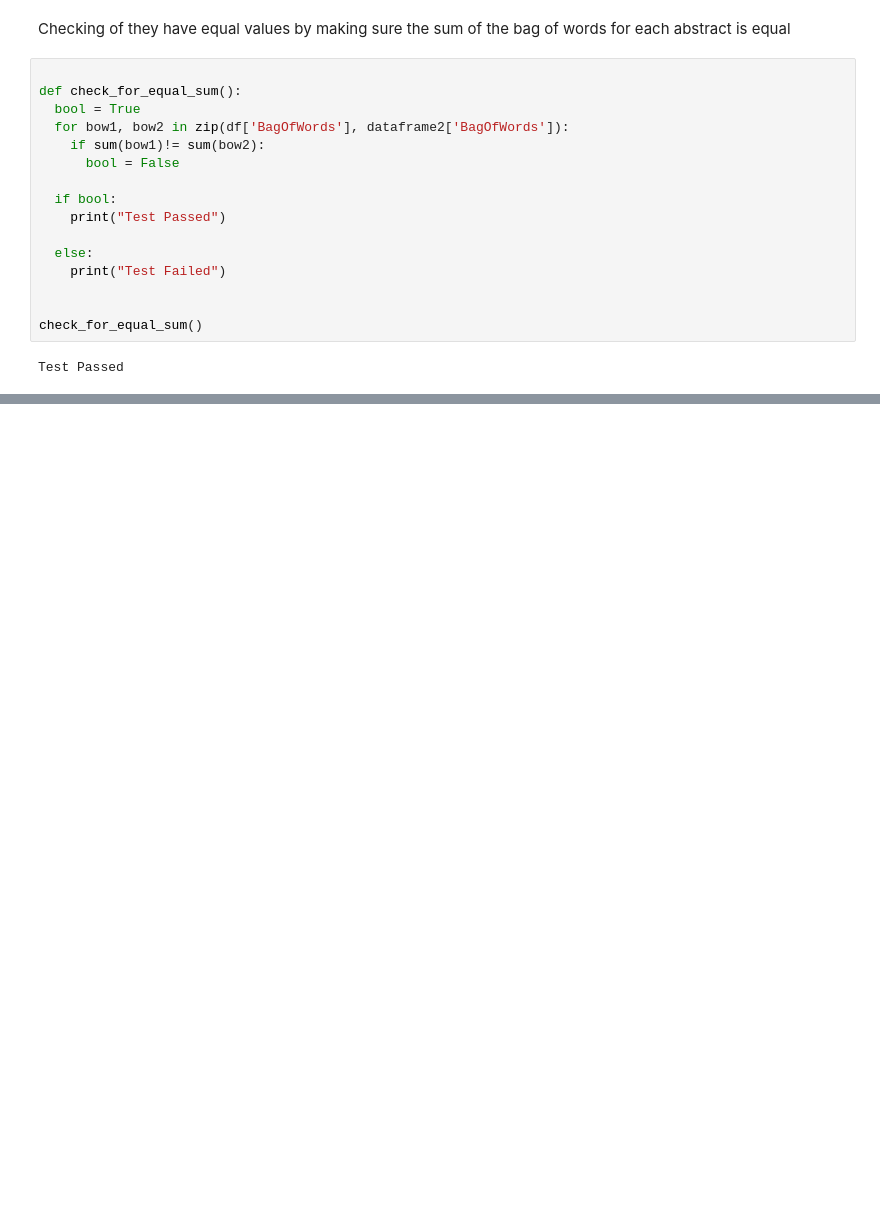
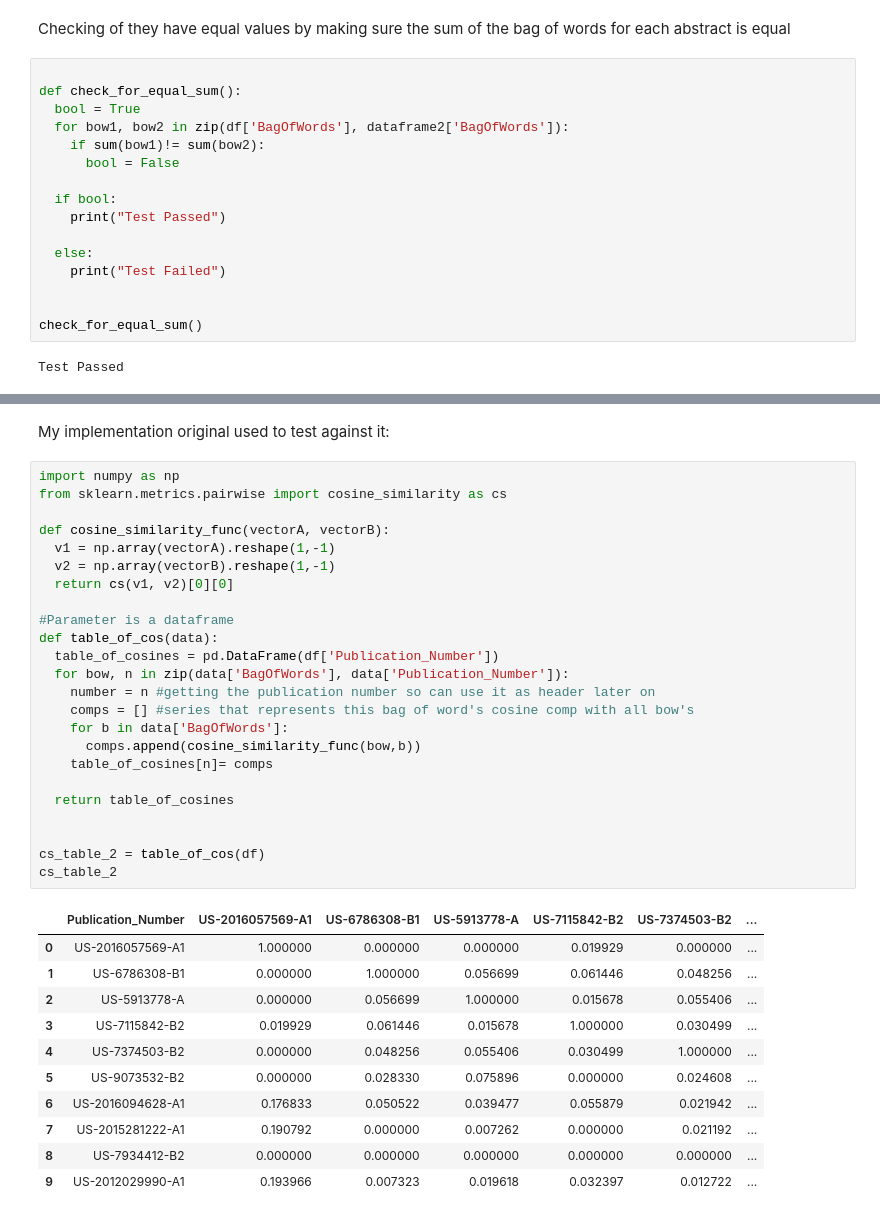
Before and after one commit to GabeAspir/Patent-Prior-Art-Finder, a Jupyter notebook: testing/Testing_BOW_and_Cosine.ipynb, the cells around one changed output, grey strips where cells are left out. Saved outputs shown, nothing was run; the diff lists cells and outputs as text; blank space fills up the shorter version.

```diff
--- a/testing/Testing_BOW_and_Cosine.ipynb
+++ b/testing/Testing_BOW_and_Cosine.ipynb
@@ -180,0 +214,38 @@ Now Testing Cosine Similarity:
+# %% [markdown]
+My implementation original used to test against it:
+# %%
+import numpy as np
+from sklearn.metrics.pairwise import cosine_similarity as cs
+
+def cosine_similarity_func(vectorA, vectorB):
+  v1 = np.array(vectorA).reshape(1,-1)
+  v2 = np.array(vectorB).reshape(1,-1)
+  return cs(v1, v2)[0][0]
+
+#Parameter is a dataframe
+def table_of_cos(data):
+  table_of_cosines = pd.DataFrame(df['Publication_Number'])
+  for bow, n in zip(data['BagOfWords'], data['Publication_Number']):
+    number = n #getting the publication number so can use it as header later on
+    comps = [] #series that represents this bag of word's cosine comp with all bow's
+    for b in data['BagOfWords']:
+      comps.append(cosine_similarity_func(bow,b))
+    table_of_cosines[n]= comps
+
+  return table_of_cosines
+
+
+cs_table_2 = table_of_cos(df)
+cs_table_2
+# %% [output]
+|  | Publication_Number | US-2016057569-A1 | US-6786308-B1 | US-5913778-A | US-7115842-B2 | US-7374503-B2 | ... |
+| 0 | US-2016057569-A1 | 1.000000 | 0.000000 | 0.000000 | 0.019929 | 0.000000 | ... |
+| 1 | US-6786308-B1 | 0.000000 | 1.000000 | 0.056699 | 0.061446 | 0.048256 | ... |
+| 2 | US-5913778-A | 0.000000 | 0.056699 | 1.000000 | 0.015678 | 0.055406 | ... |
+| 3 | US-7115842-B2 | 0.019929 | 0.061446 | 0.015678 | 1.000000 | 0.030499 | ... |
+| 4 | US-7374503-B2 | 0.000000 | 0.048256 | 0.055406 | 0.030499 | 1.000000 | ... |
+| 5 | US-9073532-B2 | 0.000000 | 0.028330 | 0.075896 | 0.000000 | 0.024608 | ... |
+| 6 | US-2016094628-A1 | 0.176833 | 0.050522 | 0.039477 | 0.055879 | 0.021942 | ... |
+| 7 | US-2015281222-A1 | 0.190792 | 0.000000 | 0.007262 | 0.000000 | 0.021192 | ... |
+| 8 | US-7934412-B2 | 0.000000 | 0.000000 | 0.000000 | 0.000000 | 0.000000 | ... |
+| 9 | US-2012029990-A1 | 0.193966 | 0.007323 | 0.019618 | 0.032397 | 0.012722 | ... |
```
Also changed, not shown: parts of 4 cells of this notebook, 1 other file.
